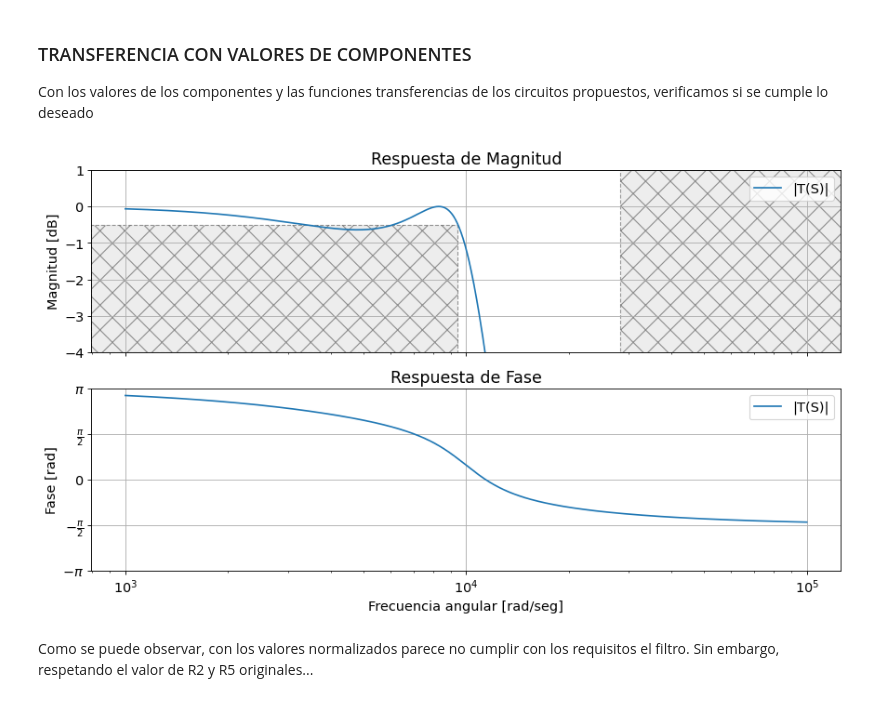
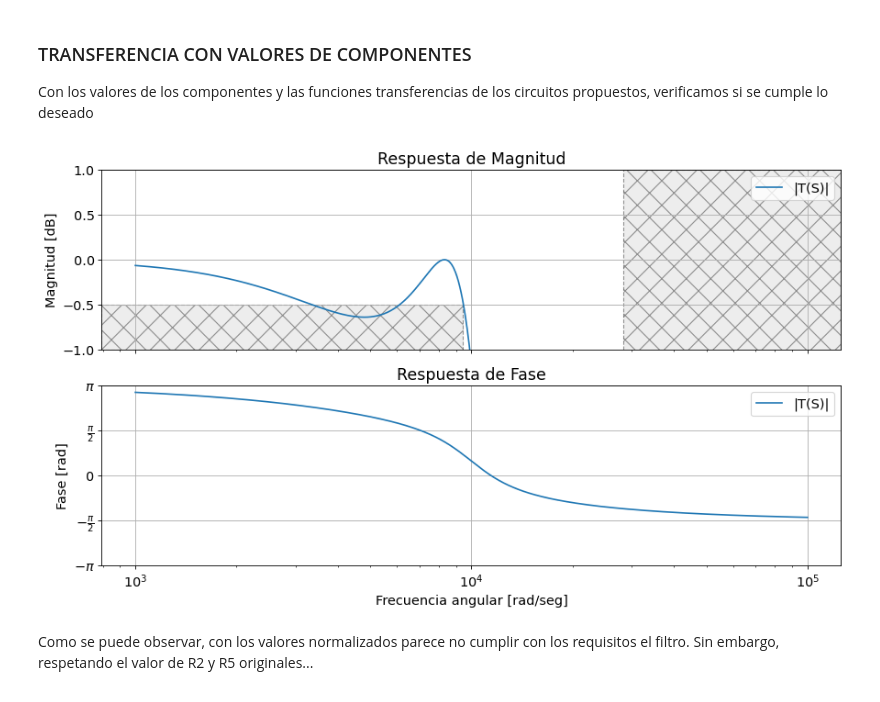
Before and after one commit to FacundoFarcyFRBA/Tareas-Semanales-TC2, a Jupyter notebook: TPL1/TPL1.ipynb, the cells around one changed output. Drawn from its saved outputs; the diff is of its cells as text; code cells hidden in the pictures.

```diff
--- a/TPL1/TPL1.ipynb
+++ b/TPL1/TPL1.ipynb
@@ -204,35 +204,35 @@ Con los valores de los componentes y las funciones transferencias de los circuit
 R1=R3=R4=10e3
 R2=R5=18e3
 C1=C2=10e-9
 
 G1=1/R1
 G2=1/R2
 G3=1/R3
 G4=1/R4
 G5=1/R5
 
 
 num_H1= -G1/G3*np.array([0., 0., (G3/C1)**2])
 den_H1= np.array([1.,G2/C1,(G3/C1)**2])
 num_H2= np.array([0., 0., G5/C2])
 den_H2= np.array([0., 1., G5/C2])
 
 
 num_H = np.polymul(num_H1, num_H2)
 den_H = np.polymul(den_H1, den_H2)
 
 #H1 = sig.TransferFunction(num_H1, den_H1)
 #H2 = sig.TransferFunction(num_H2, den_H2)
 H = sig.TransferFunction(num_H, den_H)
 
 #_, axes_hdl_4=bodePlot(H1, fig_id="4", filter_description="|T1(S)|")
 #_,_,=bodePlot(H2, fig_id="4", filter_description="|T2(S)|")
 _, axes_hdl_=bodePlot(H, fig_id="4", filter_description="|T(S)|")
-axes_hdl_[0].set_ylim(top=1, bottom=-4);
+axes_hdl_[0].set_ylim(top=1, bottom=-1);
 plt.sca(axes_hdl_[0])
 plot_plantilla(filter_type="lowpass", fpass=1.0*wn, ripple=0.5, fstop=3.0*wn, attenuation=16)
 # %% [output]
-[figure, old version]
+[figure, new version]
 # %% [markdown]
 Como se puede observar, con los valores normalizados parece no cumplir con los requisitos el filtro. Sin embargo, respetando el valor de R2 y R5 originales...
 # %%
```
Also changed, not shown: parts of 12 cells of this notebook, 6 other files.
